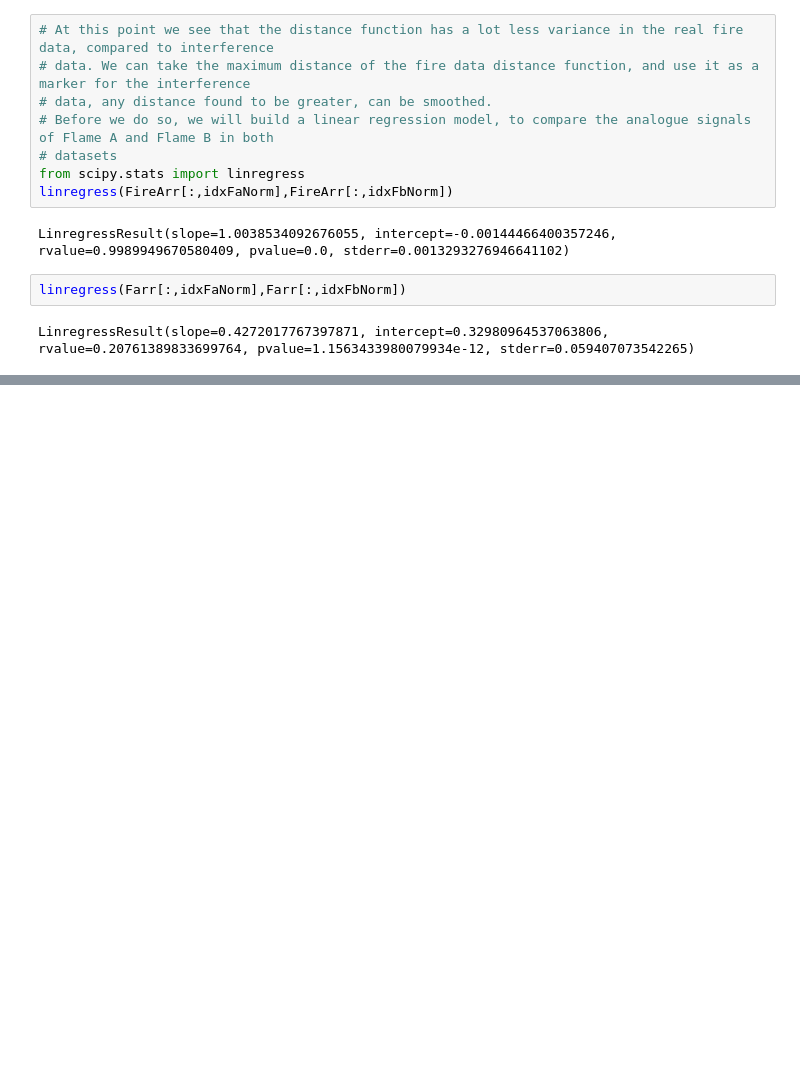
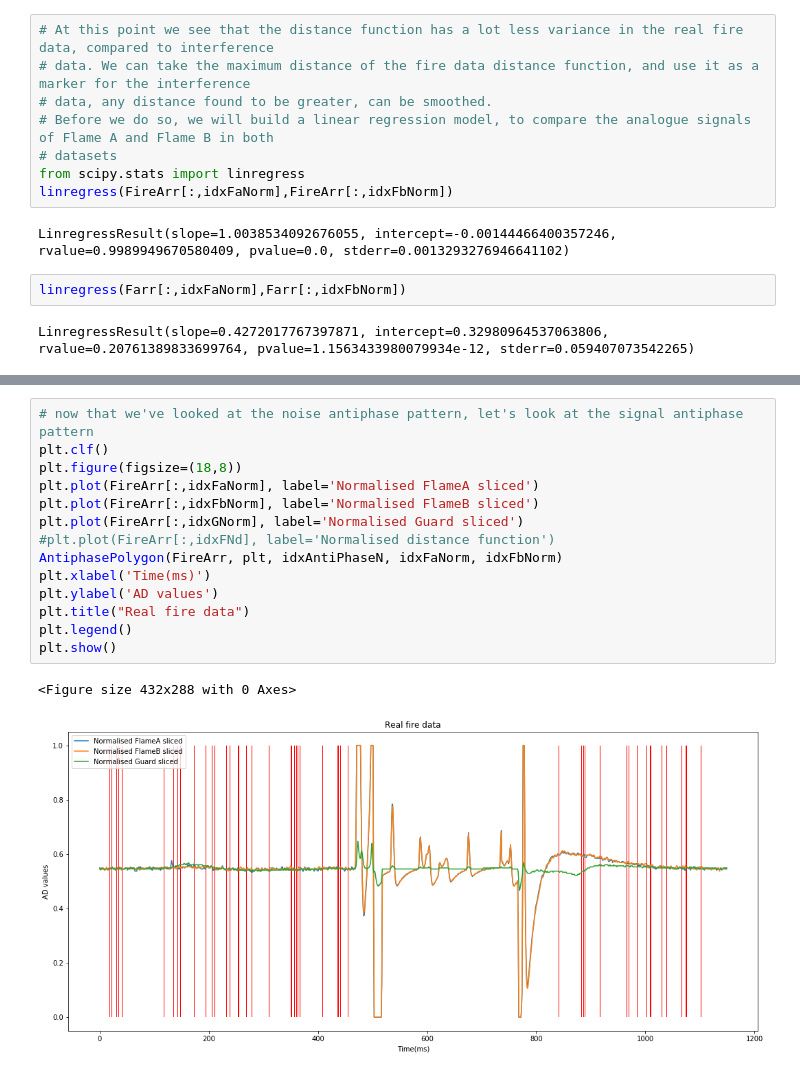
Before and after one commit to dsikar/msc-data-science, a Jupyter notebook: INM430/coursework/Filtering-Algorithms.ipynb, the cells around one changed output, grey strips where cells are left out. Saved outputs shown, nothing was run; the diff lists cells and outputs as text; blank space fills up the shorter version.

```diff
--- a/INM430/coursework/Filtering-Algorithms.ipynb
+++ b/INM430/coursework/Filtering-Algorithms.ipynb
@@ -463,0 +578,17 @@ b= 1.003853409267608
+# %%
+# now that we've looked at the noise antiphase pattern, let's look at the signal antiphase pattern
+plt.clf()
+plt.figure(figsize=(18,8))
+plt.plot(FireArr[:,idxFaNorm], label='Normalised FlameA sliced')
+plt.plot(FireArr[:,idxFbNorm], label='Normalised FlameB sliced')
+plt.plot(FireArr[:,idxGNorm], label='Normalised Guard sliced')
+#plt.plot(FireArr[:,idxFNd], label='Normalised distance function')
+AntiphasePolygon(FireArr, plt, idxAntiPhaseN, idxFaNorm, idxFbNorm)
+plt.xlabel('Time(ms)')
+plt.ylabel('AD values')
+plt.title("Real fire data")
+plt.legend()
+plt.show()
+# %% [output]
+<Figure size 432x288 with 0 Axes>
+[figure, added]
```
Also changed, not shown: parts of 12 cells of this notebook.
